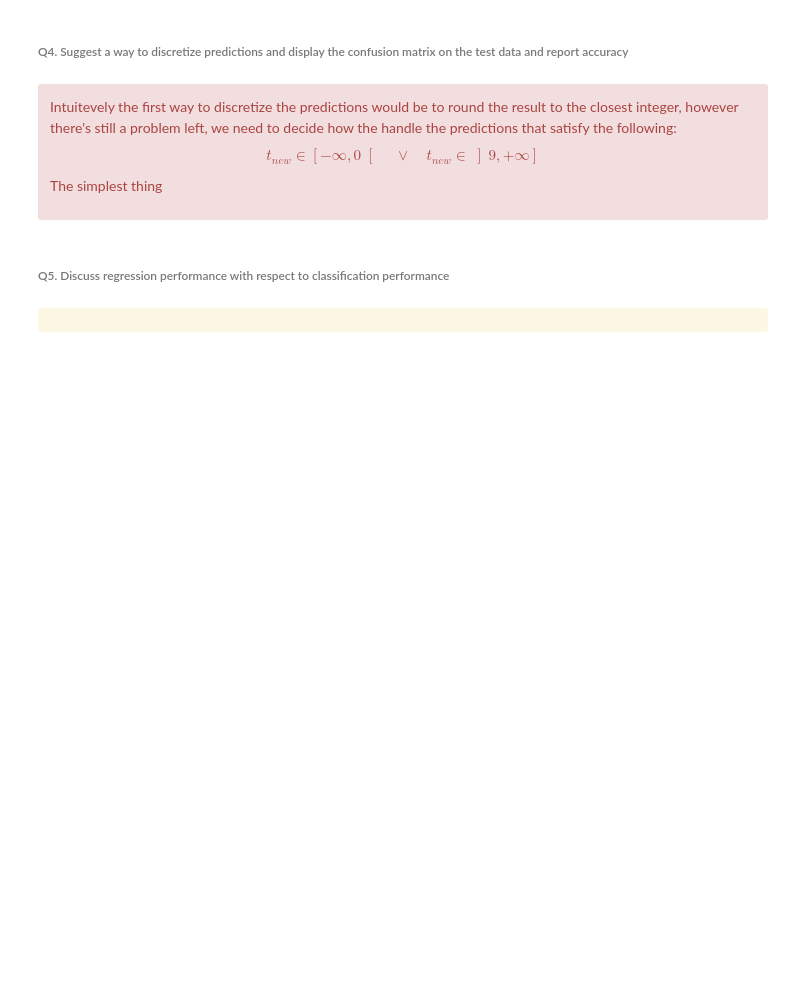
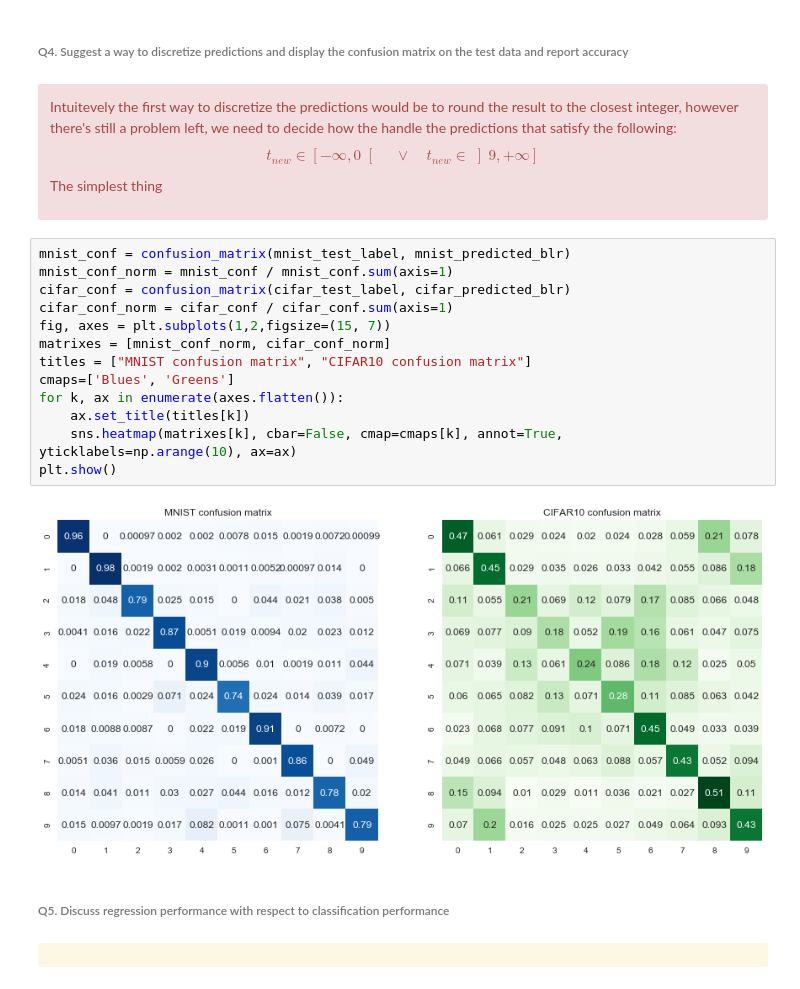
Before and after one commit to alegaballo/ASI, a Jupyter notebook: assesment/assesment.ipynb, the cells around one changed output. Drawn from its saved outputs; the diff is of its cells as text; blank space fills up the shorter version.

Commit message:
add Bayes linear regression and conf matrixes

```diff
--- a/assesment/assesment.ipynb
+++ b/assesment/assesment.ipynb
@@ -496,6 +463,21 @@ t_{new} \in \left [-	\infty, 0 \right [ \quad \vee \quad t_{new} \in \left ]9, +
 \end{equation}
 
 The simplest thing </div>
+# %%
+mnist_conf = confusion_matrix(mnist_test_label, mnist_predicted_blr)
+mnist_conf_norm = mnist_conf / mnist_conf.sum(axis=1)
+cifar_conf = confusion_matrix(cifar_test_label, cifar_predicted_blr)
+cifar_conf_norm = cifar_conf / cifar_conf.sum(axis=1)
+fig, axes = plt.subplots(1,2,figsize=(15, 7))
+matrixes = [mnist_conf_norm, cifar_conf_norm]
+titles = ["MNIST confusion matrix", "CIFAR10 confusion matrix"]
+cmaps=['Blues', 'Greens']
+for k, ax in enumerate(axes.flatten()):
+    ax.set_title(titles[k])
+    sns.heatmap(matrixes[k], cbar=False, cmap=cmaps[k], annot=True, yticklabels=np.arange(10), ax=ax)
+plt.show()
+# %% [output]
+[figure, added]
 # %% [markdown]
 ###### Q5. Discuss regression performance with respect to classification performance
 # %% [markdown]
```
Also changed, not shown: parts of 7 cells of this notebook.
